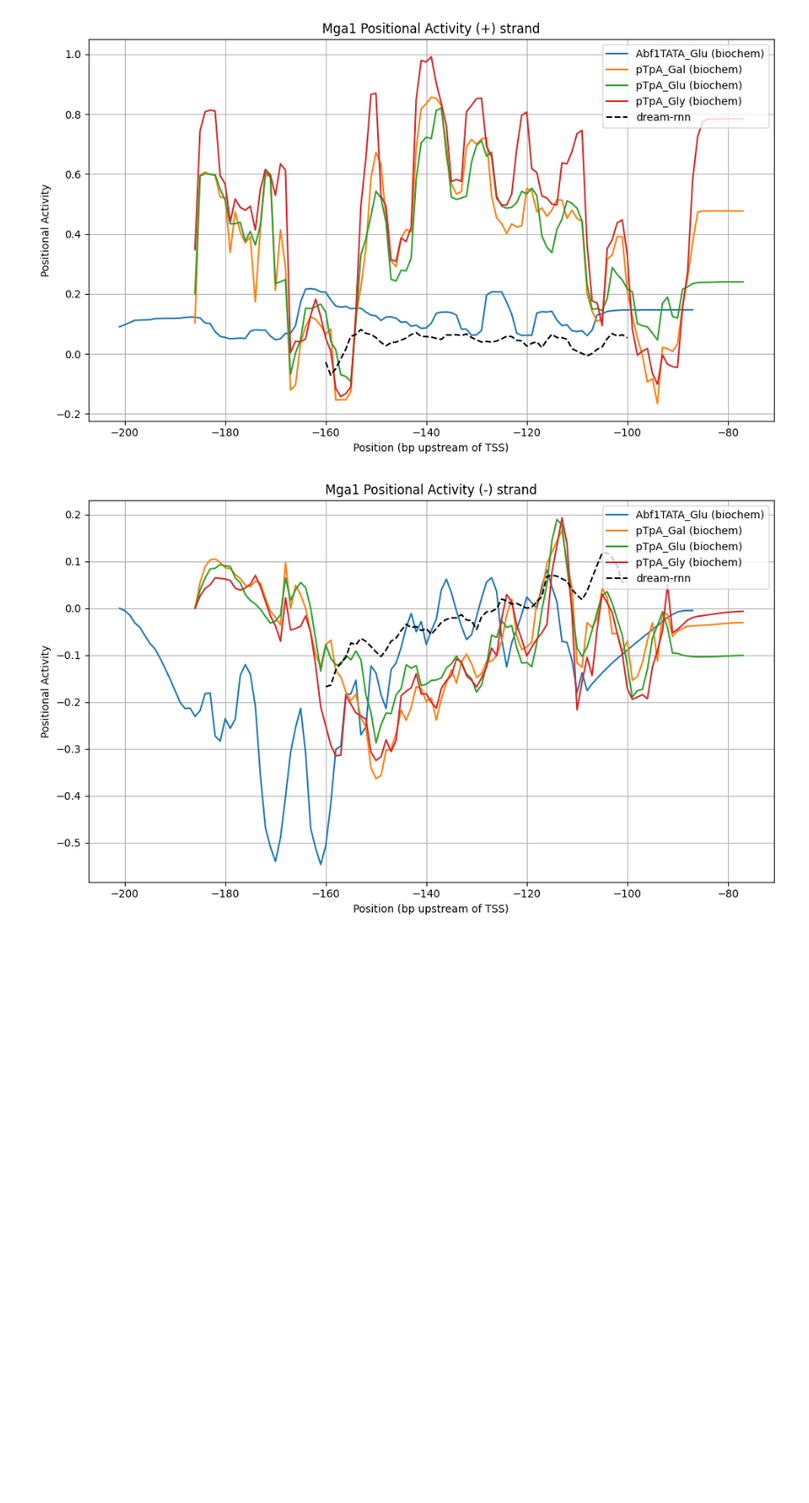
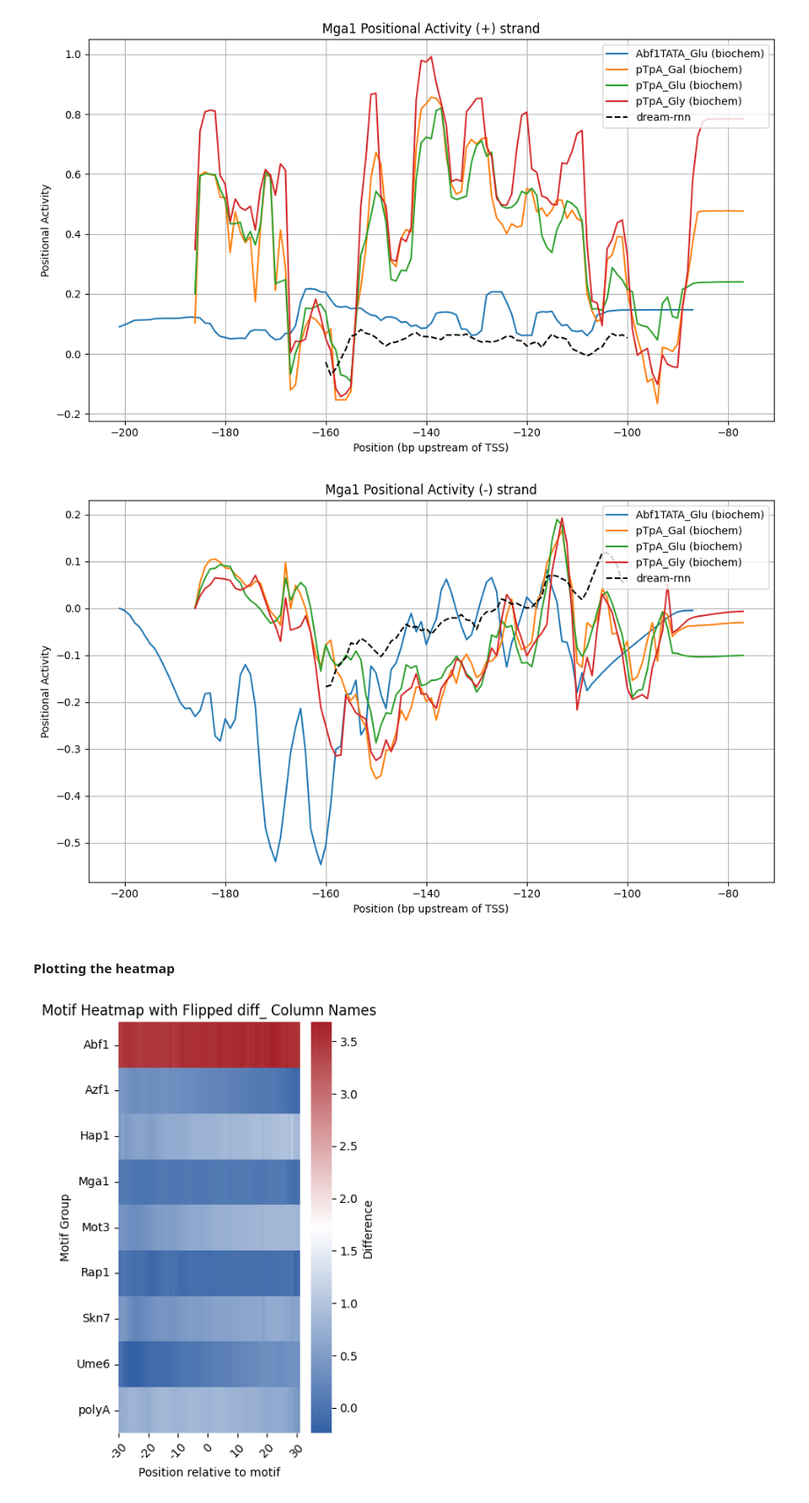
Before and after one commit to de-Boer-Lab/position-mpra, a Jupyter notebook: src/TF_position/yeast/plot_kc.ipynb, the cells around one changed output. Shown at 88% size. Cells and saved outputs as stored; diff of their text form; code cells hidden in the pictures; blank space fills up the shorter version.

```diff
--- a/src/TF_position/yeast/plot_kc.ipynb
+++ b/src/TF_position/yeast/plot_kc.ipynb
@@ -368,3 +367,64 @@ plt.tight_layout()
 plt.show()
 # %% [output]
 [figure]
+# %% [markdown]
+#### Plotting the heatmap ####
+# %%
+import matplotlib.pyplot as plt
+import seaborn as sns
+from matplotlib.colors import LinearSegmentedColormap
+import re
+
+# Identify diff_ columns
+diff_cols = [col for col in avg_diff.columns if col.startswith("diff_")]
+
+# Create a mapping from old column names to new with flipped sign
+new_diff_cols = {}
+for col in diff_cols:
+    num = int(col.replace("diff_", ""))  # get number
+    flipped_num = -num  # flip sign
+    new_diff_cols[col] = f"diff_{flipped_num}"
+
+# Rename columns
+avg_diff = avg_diff.rename(columns=new_diff_cols)
+
+# Prepare numeric data for heatmap
+data = avg_diff[[col for col in avg_diff.columns if col.startswith("diff_")]]
+
+# Extract positions as ints for x-axis
+positions = [int(c.replace("diff_", "")) for c in data.columns]
+
+# Sort columns in ascending order of position
+sorted_cols = [f"diff_{p}" for p in sorted(positions)]
+data = data[sorted_cols]
+positions = sorted(positions)
+
+# Y-axis labels
+y_labels = list(avg_diff['motif_group'])
+
+# Colormap
+colors = ['#3361A5', '#ffffff', '#A52126']
+cmap = LinearSegmentedColormap.from_list('custom_blue_white_red', colors, N=256)
+xticks_positions = np.arange(min(positions), max(positions) + 1, 10)
+xticks_indices = [positions.index(pos) for pos in xticks_positions if pos in positions]
+
+# Plot heatmap
+plt.figure(figsize=(4, max(6, len(avg_diff)*0.15)))
+sns.heatmap(
+    data,
+    cmap=cmap,
+    yticklabels=y_labels,
+    xticklabels=positions,
+    cbar_kws={"label": "Difference"},
+)
+plt.yticks(rotation=0)
+plt.xticks(xticks_indices, xticks_positions, rotation=45)
+
+plt.xlabel("Position relative to motif")
+plt.ylabel("Motif Group")
+plt.title("Motif Heatmap with Flipped diff_ Column Names")
+plt.tight_layout()
+plt.savefig("/scratch/st-cdeboer-1/sambina/position_mpra/outputs/TFs_position/yeast/avg_knockout.png", dpi=600)
+plt.show()
+# %% [output]
+[figure, added]
```
Also changed, not shown: parts of 2 cells of this notebook, 27 other files.
